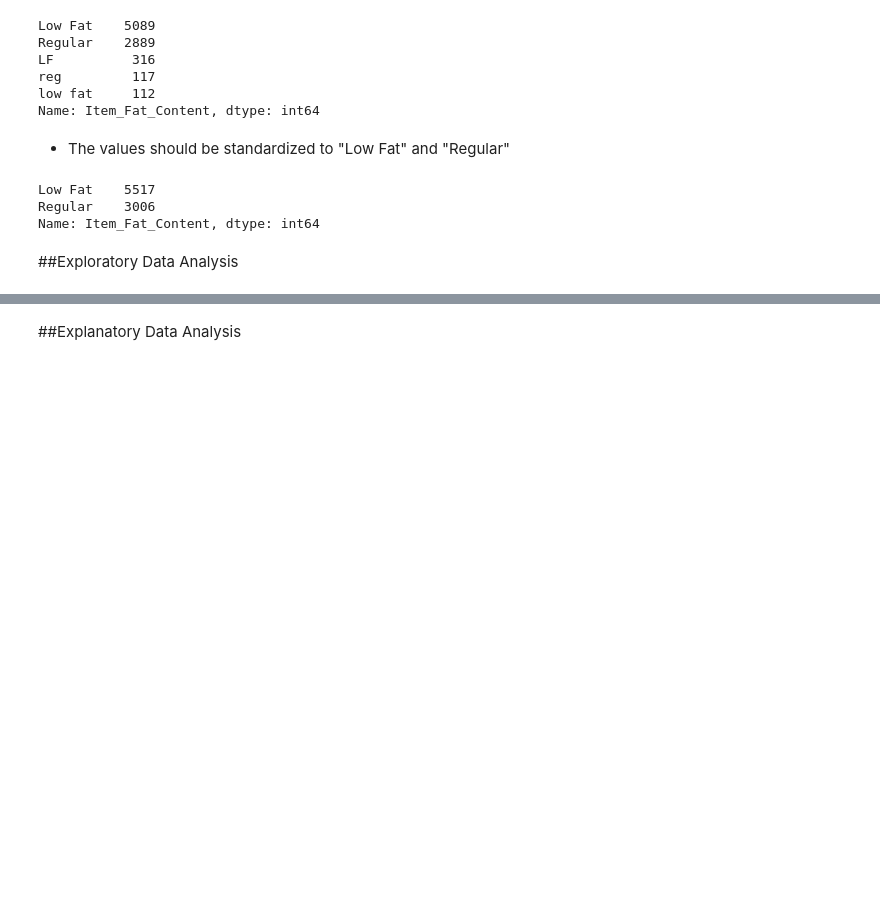
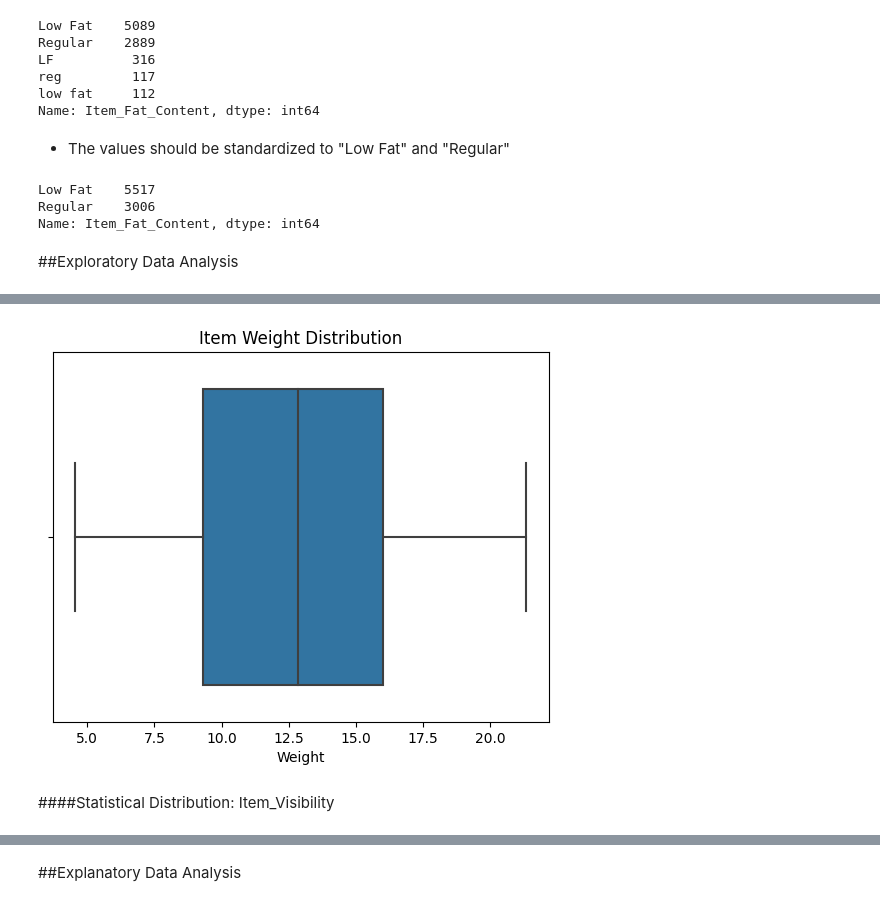
Before and after one commit to combechelsey/Prediction-of-Product-Sales, a Jupyter notebook: Prediction_of_Product_Sales.ipynb, the cells around one changed output, grey strips where cells are left out. Saved outputs shown, nothing was run; the diff lists cells and outputs as text; code cells hidden in the pictures; blank space fills up the shorter version.

```diff
--- a/Prediction_of_Product_Sales.ipynb
+++ b/Prediction_of_Product_Sales.ipynb
@@ -346,0 +394,8 @@ Name: Item_Fat_Content, dtype: int64
+# %%
+#Horizontal boxplot for Item_Weight
+ax = sns.boxplot(data=df, x="Item_Weight")
+ax.set(title= "Item Weight Distribution", xlabel="Weight");
+# %% [output]
+[figure, added]
+# %% [markdown]
+####Statistical Distribution: Item_Visibility
```
Also changed, not shown: parts of 48 cells of this notebook.
